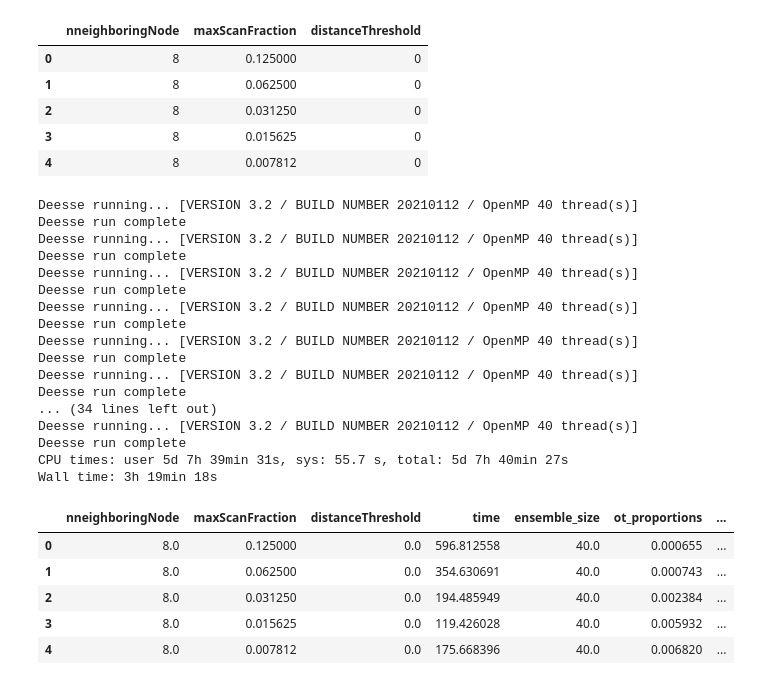
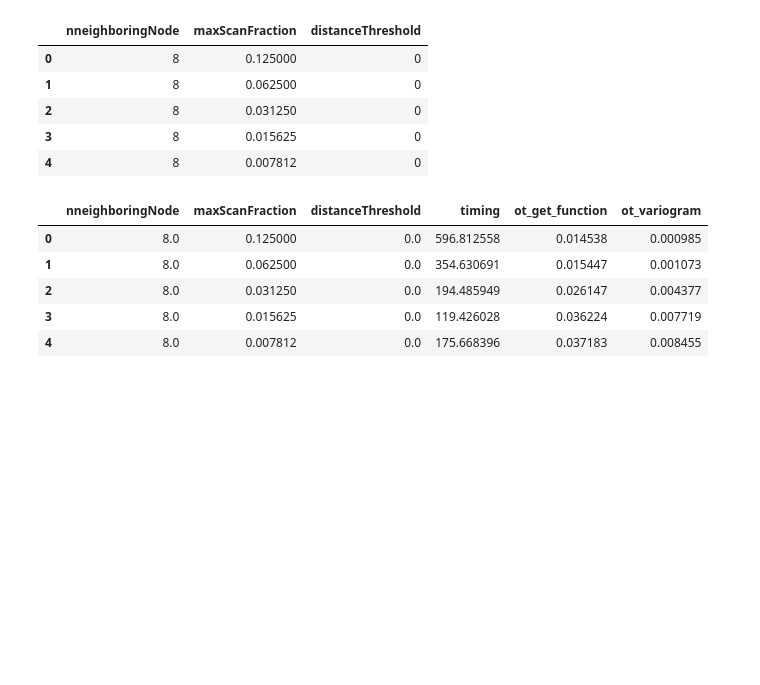
Before and after one commit to randlab/simplified-ds, a Jupyter notebook: Case1.ipynb, the cells around one changed output. Drawn from its saved outputs; the diff is of its cells as text; code cells hidden in the pictures; blank space fills up the shorter version.

```diff
--- a/Case1.ipynb
+++ b/Case1.ipynb
@@ -74,0 +44,4 @@ plt.imshow(ref_ensemble.members[0])
+# %%
+fig, axes = plt.subplots(1,4, figsize=(16,4))
+for i, ax in enumerate(axes):
+    categorical_plot(fig, ax, ref_ensemble[i])
@@ -79,19 +56,18 @@ def load_ensembles(row, simulator_class):
                  maxScanFraction=row['maxScanFraction'],
                  root_dir='ds')
 
-    ensemble, timing = simulator_obj.get_ensemble(ti, ensemble_size=40, nthreads=40, seed=444, overwrite=True)
-    row['time'] = timing
-    row['ensemble_size'] = ensemble.size
-
-    comparator = scoring.EnsembleComparator(ensemble, ref_ensemble)
-    row['ot_proportions'] = comparator.ot_proportions()
-    row['ot_connectivity'] = comparator.ot_connectivity()
-    row['ot_variogram'] = comparator.ot_variogram()
-
-    ti_comparator = scoring.EnsembleToReferenceComparator(ensemble, TI)
-    row['crps_proportions'] = ti_comparator.crps_proportions()
-    row['crps_connectivity'] = ti_comparator.crps_connectivity()
-    row['crps_variogram'] = ti_comparator.crps_variogram()
+    ensemble, timing = simulator_obj.get_ensemble(ti,
+                                                  ensemble_size=40,
+                                                  nthreads=40,
+                                                  seed=444,
+                                                  overwrite=True)
+    row['timing'] = timing
+    for function in (connectivity.get_function, stats.variogram):
+        f = lambda x: function(x, axis=1)
+        row[f'ot_{function.__name__}'] = scoring.avg_ot(ref_ensemble, ensemble, f)
 
     return row
+# %%
+def compute_scores(df, simulator_class):
+    return df.apply(lambda row: load_ensembles(row, simulator_class), axis=1)
 # %%
@@ -156,12 +104,9 @@ Wall time: 6h 6min 24s
 # %%
 f_values = [1/i for i in [8, 16, 32, 64, 128, 256]]
 n_values = [8, 16, 32, 64]
-n_column = [i for i in n_values for j in f_values]
-f_column = [j for i in n_values for j in f_values]
+parameter_sets = [[i,j] for i in n_values for j in f_values]
 
-
-df_dsbc_parameters = pd.DataFrame({'nneighboringNode': n_column,
-                     'maxScanFraction': f_column})
+df_dsbc_parameters = pd.DataFrame(parameter_sets, columns=['nneighboringNode', 'maxScanFraction'])
 df_dsbc_parameters['distanceThreshold'] = 0
 df_dsbc_parameters.head()
 # %% [output]
@@ -172,34 +117,13 @@ df_dsbc_parameters.head()
 | 3 | 8 | 0.015625 | 0 |
 | 4 | 8 | 0.007812 | 0 |
 # %%
-%%time
-try:
-    df_dsbc = pd.read_csv('df_dsbc.csv', index_col=0)
-except FileNotFoundError:
-    df_dsbc = df_dsbc_parameters.apply(lambda row: load_ensembles(row, simulator.DSBC), axis=1)
-    df_dsbc.to_csv('df_dsbc.csv')
+compute_scores_dsbc = save_computation(compute_scores, 'df_dsbc.pickle')
+df_dsbc = compute_scores_dsbc(df_dsbc_parameters, simulator.DSBC)
 df_dsbc.head()
 # %% [output]
-Deesse running... [VERSION 3.2 / BUILD NUMBER 20210112 / OpenMP 40 thread(s)]
-Deesse run complete
-Deesse running... [VERSION 3.2 / BUILD NUMBER 20210112 / OpenMP 40 thread(s)]
-Deesse run complete
-Deesse running... [VERSION 3.2 / BUILD NUMBER 20210112 / OpenMP 40 thread(s)]
-Deesse run complete
-Deesse running... [VERSION 3.2 / BUILD NUMBER 20210112 / OpenMP 40 thread(s)]
-Deesse run complete
-Deesse running... [VERSION 3.2 / BUILD NUMBER 20210112 / OpenMP 40 thread(s)]
-Deesse run complete
-Deesse running... [VERSION 3.2 / BUILD NUMBER 20210112 / OpenMP 40 thread(s)]
-Deesse run complete
-... (34 lines left out)
-Deesse running... [VERSION 3.2 / BUILD NUMBER 20210112 / OpenMP 40 thread(s)]
-Deesse run complete
-CPU times: user 5d 7h 39min 31s, sys: 55.7 s, total: 5d 7h 40min 27s
-Wall time: 3h 19min 18s
-|  | nneighboringNode | maxScanFraction | distanceThreshold | time | ensemble_size | ot_proportions | ... |
-| 0 | 8.0 | 0.125000 | 0.0 | 596.812558 | 40.0 | 0.000655 | ... |
-| 1 | 8.0 | 0.062500 | 0.0 | 354.630691 | 40.0 | 0.000743 | ... |
-| 2 | 8.0 | 0.031250 | 0.0 | 194.485949 | 40.0 | 0.002384 | ... |
-| 3 | 8.0 | 0.015625 | 0.0 | 119.426028 | 40.0 | 0.005932 | ... |
-| 4 | 8.0 | 0.007812 | 0.0 | 175.668396 | 40.0 | 0.006820 | ... |
+|  | nneighboringNode | maxScanFraction | distanceThreshold | timing | ot_get_function | ot_variogram |
+| 0 | 8.0 | 0.125000 | 0.0 | 596.812558 | 0.014538 | 0.000985 |
+| 1 | 8.0 | 0.062500 | 0.0 | 354.630691 | 0.015447 | 0.001073 |
+| 2 | 8.0 | 0.031250 | 0.0 | 194.485949 | 0.026147 | 0.004377 |
+| 3 | 8.0 | 0.015625 | 0.0 | 119.426028 | 0.036224 | 0.007719 |
+| 4 | 8.0 | 0.007812 | 0.0 | 175.668396 | 0.037183 | 0.008455 |
```
Also changed, not shown: parts of 23 cells of this notebook, 6 other files.
